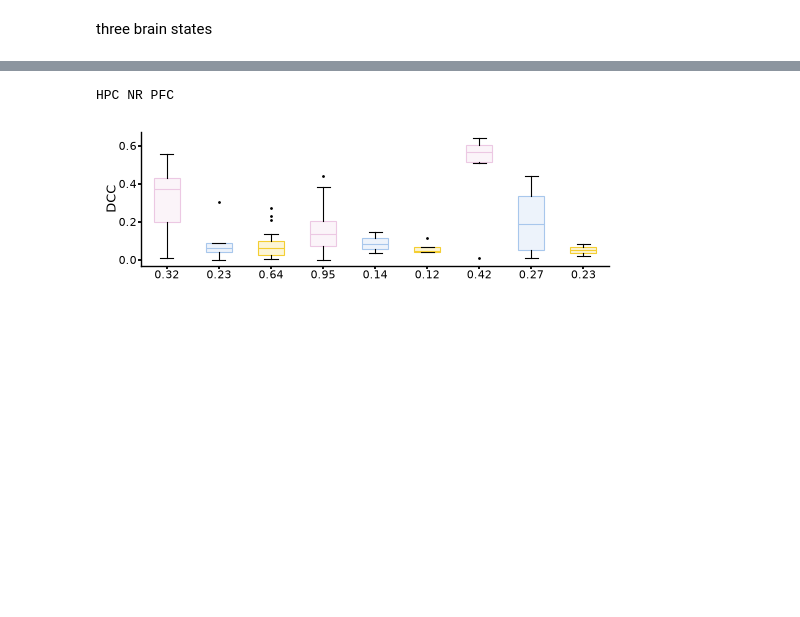
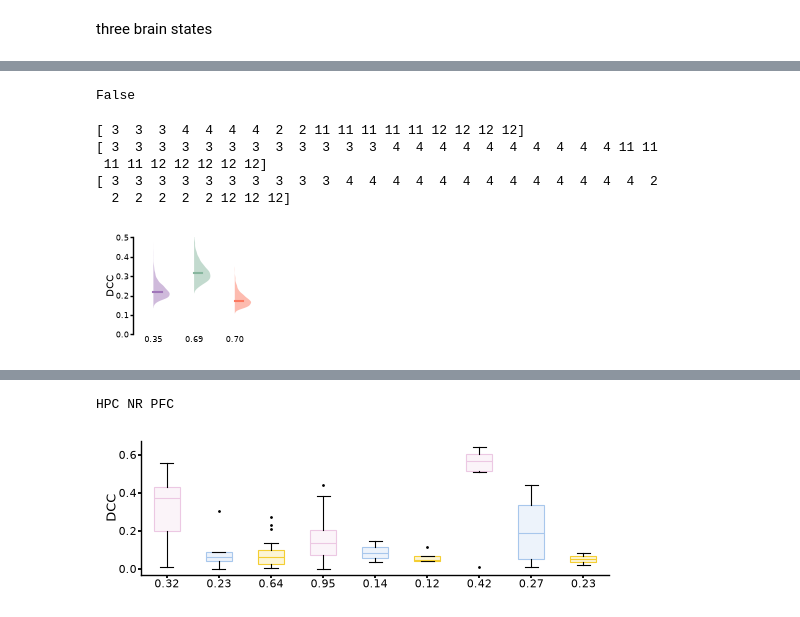
Before and after one commit to pietro-bozzo/NRCode, a Jupyter notebook: Python/Drafts/criticalExponents.ipynb, the cells around one changed output, grey strips where cells are left out. Drawn from its saved outputs; the diff is of its cells as text; code cells hidden in the pictures; blank space fills up the shorter version.

```diff
--- a/Python/Drafts/criticalExponents.ipynb
+++ b/Python/Drafts/criticalExponents.ipynb
@@ -464,0 +236,2 @@ Batch completed with 5 errors, 2026-09-24 11:01:17.473664
+# %%
+results = {'fit_ISA': fit_cat, 'exp_ISA':exponents_cat, 'pdf_ISA':pdf}
@@ -510,7 +286,7 @@ for i in range(2):
 # %% [markdown]
 three brain states
 # %%
-fit, exponents = fma.data.runBatch(batch_file,_critExp,kwargs={'regs':regs, 'states':['sws','rem','other']},parallel=True)
+fit, exponents, pdf = fma.data.runBatch(batch_file,_critExp,kwargs={'regs':regs, 'states':['sws','rem','other'], 'bin_mode':'isi', 'bin':1, 'xmax':99.5},parallel=True)
 fit_cat = xr.concat([f for f in fit if f is not None],dim='rat',join='outer')
 exponents_cat = xr.concat([f for f in exponents if f is not None],dim='rat',join='outer')
 # %% [output]
@@ -535,0 +310,46 @@ Batch completed with 5 errors, 2026-09-17 19:44:50.016462
+# %%
+results['fit_states'] = fit_cat; results['exp_states'] = exponents_cat; results['pdf_states'] = pdf
+do_save and isau.update_results(results, fres)
+# %% [output]
+False
+# %%
+# use holm to find which p-s are signif, use only those to report criticality POSSIBLE INTERPRET: NR is the only to have many sessions crit in ISA! also, it is very non critical in wake
+# MAYBE THIS COME BEFORE OTHER, DOES IT SURVIVE inter/spike interval BIN ?
+fig, ax = fma.plotting.figure(size=(4,3))
+dcc = []
+label = []
+p_val = []
+boot = []
+for i, r in enumerate(regs):
+    valid = np.all(~np.isnan(fit_cat.sel(reg=r,state='sws',val='p')), axis=1) # sessions where a fit was performed
+    h = fit_cat.sel(reg=r,state='sws',val='p')[valid].values < 0.05
+    signif = np.all(h, axis=1) # sessions where the fit was successful
+    label.append(f'{signif.mean():.2f}') # percentage of successful fits
+    print(fit_cat.rat[valid][signif].values)
+    dcc.append(exponents_cat.sel(reg=r,state='sws',val='DCC'))
+    dcc[-1][~valid] = np.nan
+    dcc[-1][valid][~signif] = np.nan
+
+valid = ~np.isnan(dcc[0]) | ~np.isnan(dcc[1]) | ~np.isnan(dcc[2]) # sessions where at least one condition was significant
+for j in range(len(dcc)):
+    dcc[j] = dcc[j][valid]
+    dcc[j][np.isnan(dcc[j])] = dcc[j][~np.isnan(dcc[j])].max() # input non significant fits with highest observed distance
+    # bootstrap
+    b, _ , _ = fma.statistics.hierarchicalBootstrap(dcc[j], dcc[j].rat, depth=2)
+    boot.append(b)
+
+#b, p , _ = fma.statistics.hierarchicalBootstrap(dcc[0], dcc[0].rat, dcc[1], dcc[1].rat, depth=2, paired=1)
+#boot.extend([b[:,0,0],b[:,0,1]])
+#p_val.append([2*i,2*i+1,p[0,-1]])
+#fma.plotting.boxPlot(dcc, mode='scatter', color=isau.paperColors(regs))
+fma.plotting.boxPlot(boot, mode='violin', color=isau.paperColors(regs), label=label)
+#fma.plotting.pBar(p_val, x=range(len(regs) * 2))
+ax[0].set(xlim=(-0.5,2.5), ylabel='DCC', ylim=(0,0.5))
+do_save and fma.plotting.saveFigure(fig,fig_root / 'DCC_nREM',['png','svg'])
+# %% [output]
+[ 3  3  3  4  4  4  4  2  2 11 11 11 11 11 12 12 12 12]
+[ 3  3  3  3  3  3  3  3  3  3  3  3  4  4  4  4  4  4  4  4  4  4 11 11
+ 11 11 12 12 12 12 12]
+[ 3  3  3  3  3  3  3  3  3  3  4  4  4  4  4  4  4  4  4  4  4  4  4  2
+  2  2  2  2  2 12 12 12]
+[figure, added]
```
Also changed, not shown: parts of 11 cells of this notebook, 20 other files.
